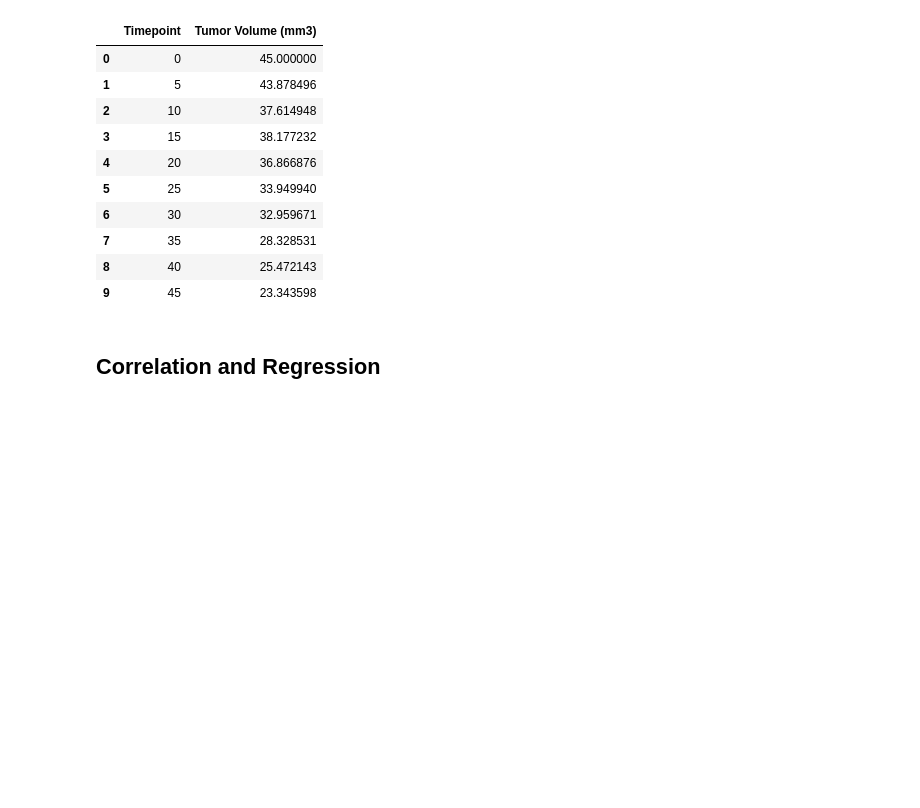
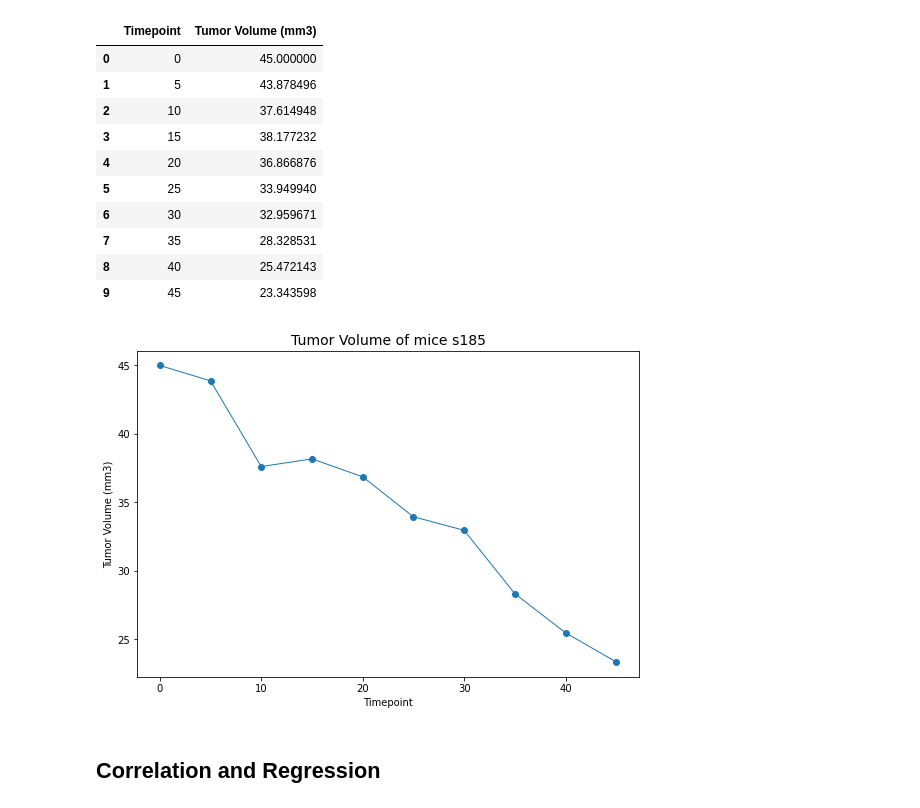
Before and after one commit to Shreestina/The-Power-Of-Plots, a Jupyter notebook: pymaceuticals.ipynb, the cells around one changed output. Cells and saved outputs as stored; diff of their text form; code cells hidden in the pictures; blank space fills up the shorter version.

Commit message:
lineplots added

```diff
--- a/pymaceuticals.ipynb
+++ b/pymaceuticals.ipynb
@@ -562,6 +562,29 @@ capomulin_single_df
 | 7 | 35 | 28.328531 |
 | 8 | 40 | 25.472143 |
 | 9 | 45 | 23.343598 |
+# %%
+#Setting the x_axis and y_axis from the dataframe
+x_axis=capomulin_single_df["Timepoint"]
+y_axis=capomulin_single_df["Tumor Volume (mm3)"]
+
+#Figure size
+fig1, ax1 = plt.subplots(figsize=(9,6))
+
+#Setting the x-labels, y-labels and title
+plt.xlabel("Timepoint")
+plt.ylabel("Tumor Volume (mm3)")
+plt.title("Tumor Volume of mice s185", fontsize=14)
+
+#Plotting the line
+plt.plot(x_axis, y_axis, marker="o", linewidth="1")
+
+#Save the fig
+plt.savefig("images/lineplots.jpg")
+
+#Display the chart
+plt.show()
+# %% [output]
+[figure, added]
 # %%
 # Generate a scatter plot of mouse weight versus average tumor volume for the Capomulin regimen
 # %% [markdown]
```
Also changed, not shown: 1 other file.
